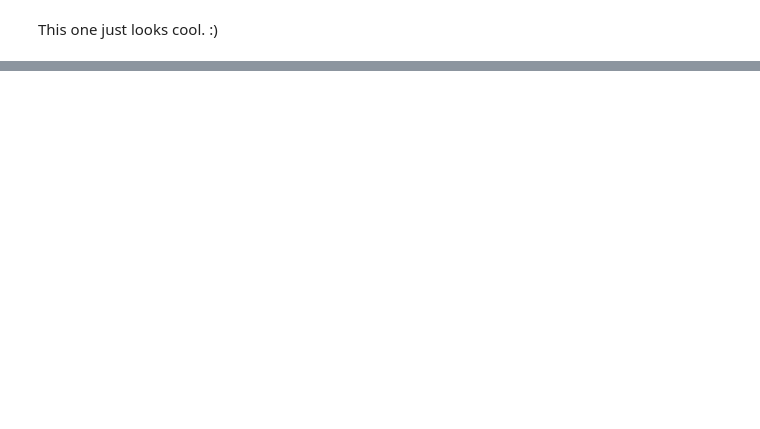
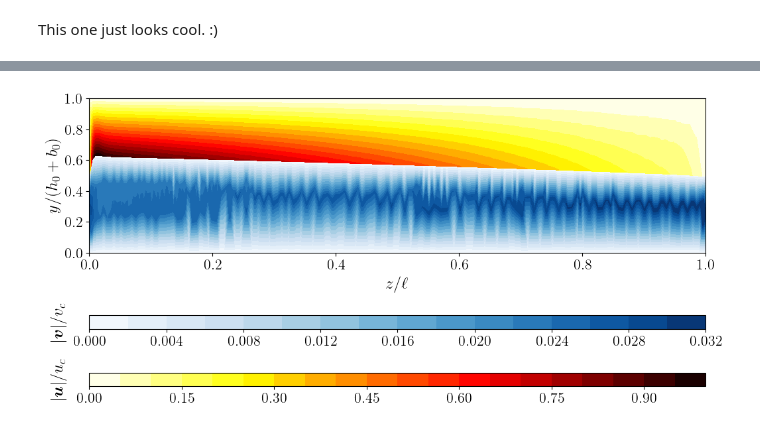
Before and after one commit to ichristov/soft-hydraulic-ale-fsi, a Jupyter notebook: ALE-FSIx_2D_steady.ipynb, the cells around one changed output, grey strips where cells are left out. Saved outputs shown, nothing was run; the diff lists cells and outputs as text; code cells hidden in the pictures; blank space fills up the shorter version.

```diff
--- a/ALE-FSIx_2D_steady.ipynb
+++ b/ALE-FSIx_2D_steady.ipynb
@@ -1419,0 +1368,62 @@ plt.show()
+# %%
+from matplotlib.gridspec import GridSpec
+
+# Interpolate displacement components into the scalar P1 plotting space:
+ux_plot = Function(V_plot)
+uy_plot = Function(V_plot)
+ux_plot.interpolate(Expression(u_out[0], V_plot.element.interpolation_points))
+uy_plot.interpolate(Expression(u_out[1], V_plot.element.interpolation_points))
+
+# Deformed nodal coordinates (normalized):
+x_def = x_coords + ux_plot.x.array.real / l
+y_def = y_coords + uy_plot.x.array.real / (h0 + b0)
+
+# Displacement and velocity magnitude on the same plotting space:
+umag_plot_def = Function(V_plot)
+vmag_plot_def = Function(V_plot)
+umag_plot_def.interpolate(Expression(sqrt(dot(u_out, u_out)),
+                                     V_plot.element.interpolation_points))
+vmag_plot_def.interpolate(Expression(sqrt(dot(v_out, v_out)),
+                                     V_plot.element.interpolation_points))
+umag_vals_def = umag_plot_def.x.array.real
+vmag_vals_def = vmag_plot_def.x.array.real
+
+# Complementary masked triangulations on the deformed domain:
+y_tri_mean  = np.mean(y_coords[plot_cells], axis=1)   # mask from reference coords
+fluid_split = h0 / (h0 + b0)
+
+fluid_triang_def = tri.Triangulation(x_def.copy(), y_def.copy(), plot_cells.copy())
+fluid_triang_def.set_mask(y_tri_mean >= fluid_split)
+
+solid_triang_def = tri.Triangulation(x_def.copy(), y_def.copy(), plot_cells.copy())
+solid_triang_def.set_mask(y_tri_mean <  fluid_split)
+
+# Create plot with two colorbars:
+fig = plt.figure(figsize=(12, 6))
+gs = GridSpec(3, 1, height_ratios=[10, 0.7, 0.7], hspace=0.6)
+ax    = fig.add_subplot(gs[0])
+cax_v = fig.add_subplot(gs[1])
+cax_u = fig.add_subplot(gs[2])
+
+cf_v = ax.tricontourf(fluid_triang_def, vmag_vals_def / float(v_c),
+                      levels=20, cmap='Blues')
+cf_u = ax.tricontourf(solid_triang_def, umag_vals_def / float(alpha * h0),
+                      levels=20, cmap='hot_r')
+
+ax.set_xlabel(r'$z/\ell$')
+ax.set_ylabel(r'$y/(h_0+b_0)$')
+ax.set_aspect(1 / 4)
+
+cb_v = fig.colorbar(cf_v, cax=cax_v, orientation='horizontal')
+cb_u = fig.colorbar(cf_u, cax=cax_u, orientation='horizontal')
+
+if params['text.usetex']:
+    cb_v.ax.set_ylabel(r'$|\bm{v}|/v_c$', labelpad=25, loc='center')
+    cb_u.ax.set_ylabel(r'$|\bm{u}|/u_c$', labelpad=25, loc='center')
+else:
+    cb_v.ax.set_ylabel(r'$|\vec{v}|/v_c$', labelpad=25, loc='center')
+    cb_u.ax.set_ylabel(r'$|\vec{u}|/u_c$', labelpad=25, loc='center')
+
+plt.show()
+# %% [output]
+[figure, added]
```
Also changed, not shown: parts of 4 cells of this notebook, 2 other files.
